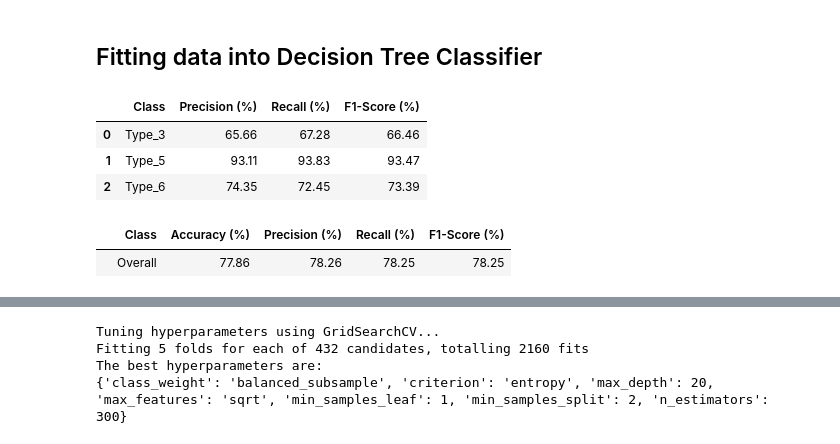
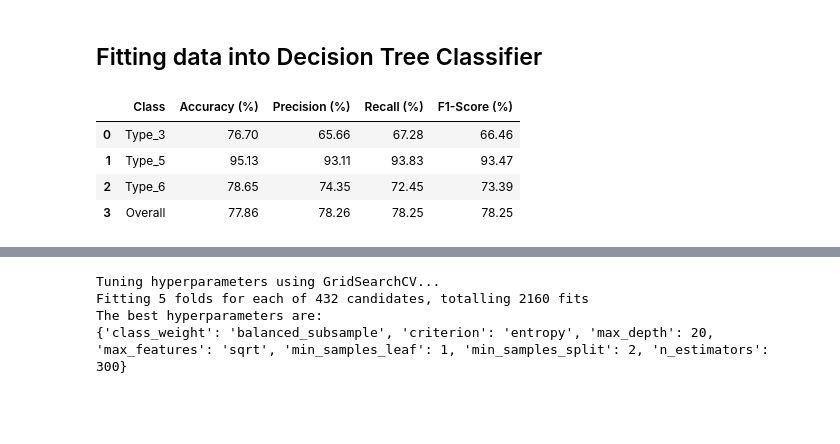
Before and after one commit to jorgemartins1986/APRAU_1050497_1050532, a Jupyter notebook: assignment.ipynb, the cells around one changed output, grey strips where cells are left out. Drawn from its saved outputs; the diff is of its cells as text; code cells hidden in the pictures; blank space fills up the shorter version.

```diff
--- a/assignment.ipynb
+++ b/assignment.ipynb
@@ -1239,37 +1286,42 @@ the best hyperparameters are:
 dt_classifier.fit(X_train, y_train)
 
 # Predict the vegetation type for the test data
 y_pred_dt = dt_classifier.predict(X_test)
 
 # Evaluate the model
 accuracy_dt = balanced_accuracy_score(y_test, y_pred_dt)
+accuracy_per_class = {
+    cls: balanced_accuracy_score(y_test == i, y_pred_dt == i) * 100
+    for i, cls in enumerate(label_encoder.classes_)
+}
 report_dt = classification_report(y_test, y_pred_dt, target_names=label_encoder.classes_, output_dict=True)
 
 # Display results in a table
 results_dt = pd.DataFrame({
     'Class': label_encoder.classes_,
+    'Accuracy (%)': [accuracy_per_class[cls] for cls in label_encoder.classes_],
     'Precision (%)': [round(report_dt[cls]['precision'] * 100, 2) for cls in label_encoder.classes_],
     'Recall (%)': [round(report_dt[cls]['recall'] * 100, 2) for cls in label_encoder.classes_],
     'F1-Score (%)': [round(report_dt[cls]['f1-score'] * 100, 2) for cls in label_encoder.classes_]
 })
 
 # Add overall metrics to the results
 results_overall_dt = pd.DataFrame(columns=['Class', 'Accuracy (%)', 'Precision (%)', 'Recall (%)', 'F1-Score (%)'])
 results_overall_dt.loc[''] = ['Overall', accuracy_dt * 100,
                                     report_dt['weighted avg']['precision'] * 100,
                                     report_dt['weighted avg']['recall'] * 100,
                                     report_dt['weighted avg']['f1-score'] * 100]
 
 # Format the results to show percentages with two decimals
 results_dt = results_dt.round(2)
 results_overall_dt = results_overall_dt.round(2)
 
+results_dt = pd.concat([results_dt, results_overall_dt], ignore_index=True)
+
 display(results_dt)
-display(results_overall_dt)
 # %% [output]
-|  | Class | Precision (%) | Recall (%) | F1-Score (%) |
-| 0 | Type_3 | 65.66 | 67.28 | 66.46 |
-| 1 | Type_5 | 93.11 | 93.83 | 93.47 |
-| 2 | Type_6 | 74.35 | 72.45 | 73.39 |
+|  | Class | Accuracy (%) | Precision (%) | Recall (%) | F1-Score (%) |
+| 0 | Type_3 | 76.70 | 65.66 | 67.28 | 66.46 |
+| 1 | Type_5 | 95.13 | 93.11 | 93.83 | 93.47 |
+| 2 | Type_6 | 78.65 | 74.35 | 72.45 | 73.39 |
+| 3 | Overall | 77.86 | 78.26 | 78.25 | 78.25 |
-|  | Class | Accuracy (%) | Precision (%) | Recall (%) | F1-Score (%) |
-|  | Overall | 77.86 | 78.26 | 78.25 | 78.25 |
```
Also changed, not shown: parts of 16 cells of this notebook.
